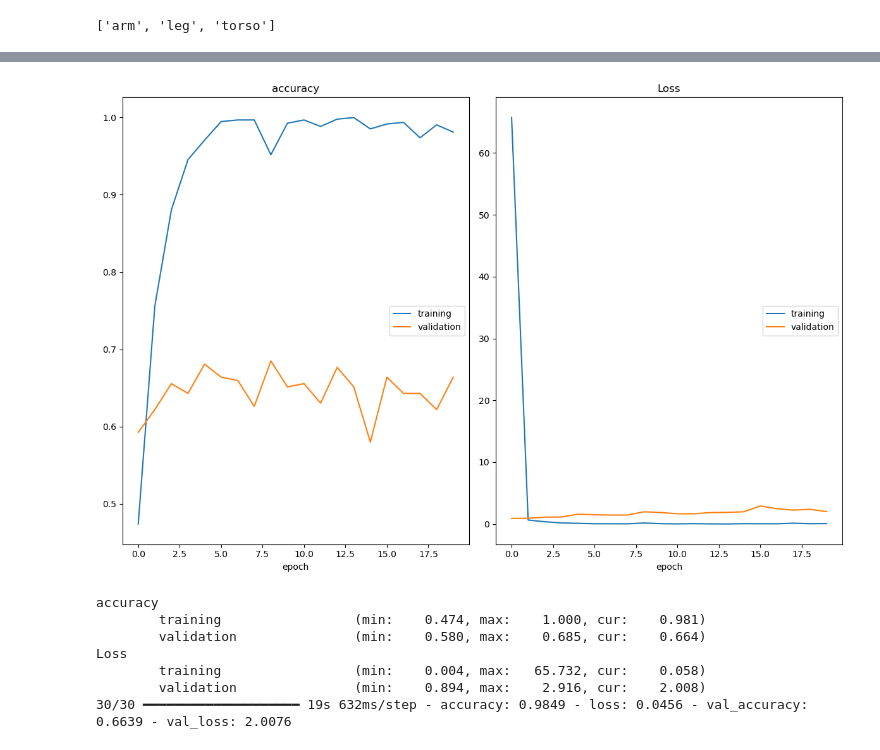
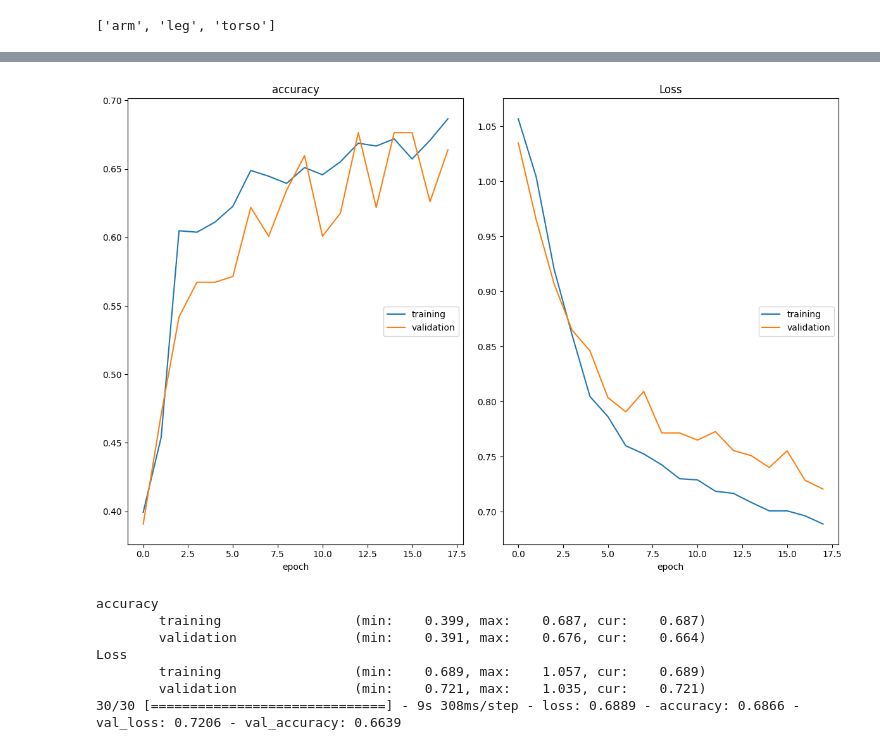
Before and after one commit to thienenpi/BodyFatPrediction, a Jupyter notebook: Experimental/ResNet50/Built.ipynb, the cells around one changed output, grey strips where cells are left out. Cells and saved outputs as stored; diff of their text form; code cells hidden in the pictures.

Commit message:
feat: Built use other optimizer

```diff
--- a/Experimental/ResNet50/Built.ipynb
+++ b/Experimental/ResNet50/Built.ipynb
@@ -14,7 +26,7 @@ To enable the following instructions: AVX2 AVX512F AVX512_VNNI FMA, in other ope
 # %%
 batch_size = 32
-img_height = 256
-img_width = 256
+img_height = 180
+img_width = 180
 input_shape = (img_height, img_width, 3)
 # %%
 data_dir = "../dataset_without_bmi"
@@ -131,17 +169,17 @@ base_model = tf.keras.applications.ResNet50(input_shape=(img_height, img_width,
 # %%
-model = Sequential()
-model.add(layers.Conv2D(16, (3,3), 1, activation='relu', input_shape=input_shape))
-model.add(layers.MaxPooling2D())
-model.add(layers.Conv2D(32, (3,3), 1, activation='relu'))
-model.add(layers.MaxPooling2D())
-model.add(layers.Conv2D(16, (3,3), 1, activation='relu'))
-model.add(layers.MaxPooling2D())
-model.add(layers.Flatten())
-model.add(layers.Dense(256, activation='relu'))
-model.add(layers.Dense(3, activation='sigmoid'))
+# model = Sequential()
+# model.add(layers.Conv2D(16, (3,3), 1, activation='relu', input_shape=input_shape))
+# model.add(layers.MaxPooling2D())
+# model.add(layers.Conv2D(32, (3,3), 1, activation='relu'))
+# model.add(layers.MaxPooling2D())
+# model.add(layers.Conv2D(16, (3,3), 1, activation='relu'))
+# model.add(layers.MaxPooling2D())
+# model.add(layers.Flatten())
+# model.add(layers.Dense(256, activation='relu'))
+# model.add(layers.Dense(3, activation='sigmoid'))
 # %%
-model.compile(optimizer='adam',
-              loss=tf.keras.losses.SparseCategoricalCrossentropy(),
+model.compile(optimizer=tf.keras.optimizers.Adagrad(),
+              loss=tf.keras.losses.SparseCategoricalCrossentropy(from_logits=True),
               metrics=['accuracy'])
 # %%
 model.summary()
@@ -170,17 +204,17 @@ Model: "sequential_1"
 # %%
-epochs = 20
+epochs = 100
 history = model.fit(
   train_ds,
   validation_data=val_ds,
   epochs=epochs,
-  callbacks=[PlotLossesKeras()],
+  callbacks=[PlotLossesKeras(), EarlyStopping(patience=5, monitor='val_accuracy')],
 )
 # %% [output]
-[figure, old version]
+[figure, new version]
 accuracy
-        training                 (min:    0.474, max:    1.000, cur:    0.981)
-        validation               (min:    0.580, max:    0.685, cur:    0.664)
+        training                 (min:    0.399, max:    0.687, cur:    0.687)
+        validation               (min:    0.391, max:    0.676, cur:    0.664)
 Loss
-        training                 (min:    0.004, max:   65.732, cur:    0.058)
-        validation               (min:    0.894, max:    2.916, cur:    2.008)
-30/30 ━━━━━━━━━━━━━━━━━━━━ 19s 632ms/step - accuracy: 0.9849 - loss: 0.0456 - val_accuracy: 0.6639 - val_loss: 2.0076
+        training                 (min:    0.689, max:    1.057, cur:    0.689)
+        validation               (min:    0.721, max:    1.035, cur:    0.721)
+30/30 [==============================] - 9s 308ms/step - loss: 0.6889 - accuracy: 0.6866 - val_loss: 0.7206 - val_accuracy: 0.6639
```
Also changed, not shown: parts of 11 cells of this notebook.
